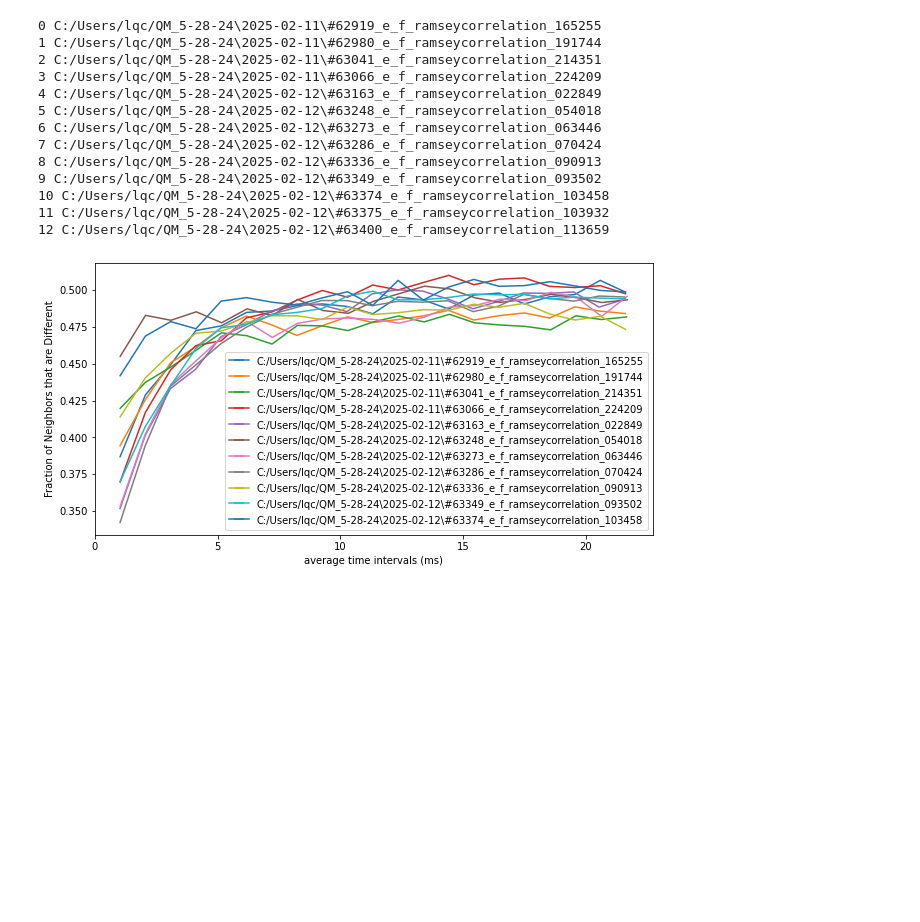
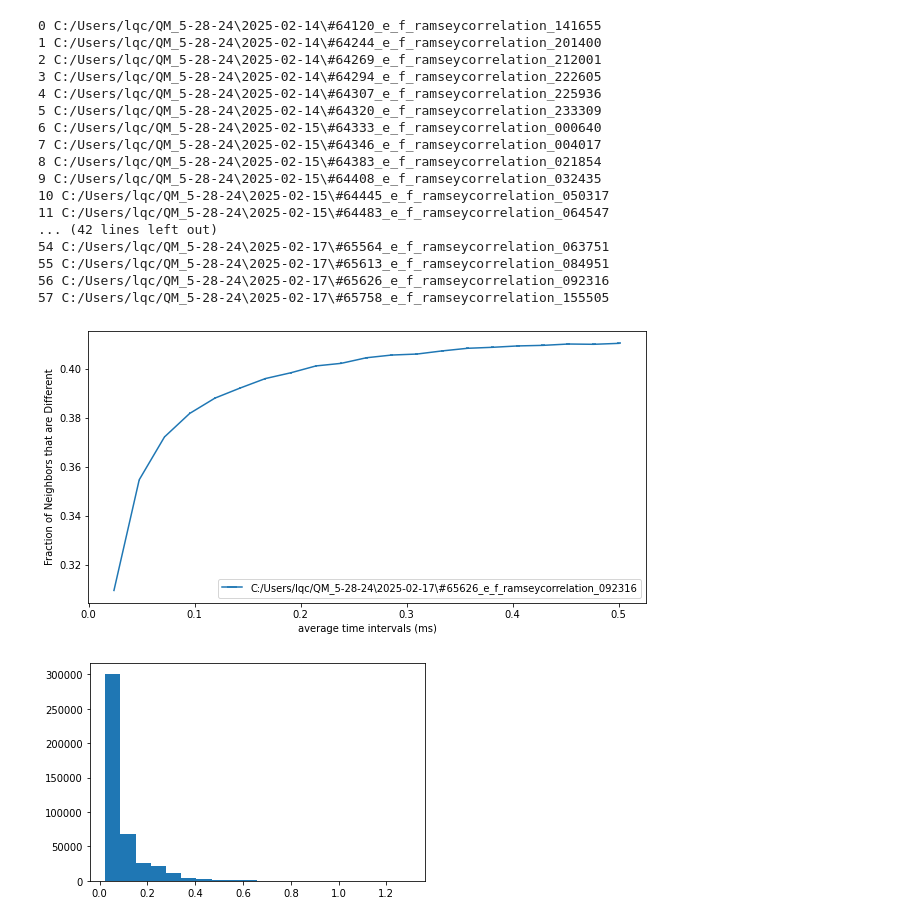
Before and after one commit to tmittiga-personal/AutomatedCalibrationPipeline, a Jupyter notebook: analyze_Correlation_Data.ipynb, the cells around one changed output. Cells and saved outputs as stored; diff of their text form; code cells hidden in the pictures; blank space fills up the shorter version.

```diff
--- a/analyze_Correlation_Data.ipynb
+++ b/analyze_Correlation_Data.ipynb
@@ -14,7 +14,7 @@ qubit = 3
 target_string = 'ramseycorrelation'
 
 # Use glob to recursively search for files containing the target string
-files = glob.glob(f"{parent_directory}/2025-02-1[12]/*{target_string}*", recursive=True)  #[1-2][90]
+files = glob.glob(f"{parent_directory}/2025-02-1[4567]/*{target_string}*", recursive=True)  #[1-2][90]
 files = sorted(files, key=os.path.getmtime)  # Time order
 
 file_names = []
@@ -22,21 +22,25 @@ for i, file in enumerate(files):
     print(i, file)
     file_names.append(file)
 # %% [output]
-0 C:/Users/lqc/QM_5-28-24\2025-02-11\#62919_e_f_ramseycorrelation_165255
-1 C:/Users/lqc/QM_5-28-24\2025-02-11\#62980_e_f_ramseycorrelation_191744
-2 C:/Users/lqc/QM_5-28-24\2025-02-11\#63041_e_f_ramseycorrelation_214351
-3 C:/Users/lqc/QM_5-28-24\2025-02-11\#63066_e_f_ramseycorrelation_224209
-4 C:/Users/lqc/QM_5-28-24\2025-02-12\#63163_e_f_ramseycorrelation_022849
-5 C:/Users/lqc/QM_5-28-24\2025-02-12\#63248_e_f_ramseycorrelation_054018
-6 C:/Users/lqc/QM_5-28-24\2025-02-12\#63273_e_f_ramseycorrelation_063446
-7 C:/Users/lqc/QM_5-28-24\2025-02-12\#63286_e_f_ramseycorrelation_070424
-8 C:/Users/lqc/QM_5-28-24\2025-02-12\#63336_e_f_ramseycorrelation_090913
-9 C:/Users/lqc/QM_5-28-24\2025-02-12\#63349_e_f_ramseycorrelation_093502
-10 C:/Users/lqc/QM_5-28-24\2025-02-12\#63374_e_f_ramseycorrelation_103458
-11 C:/Users/lqc/QM_5-28-24\2025-02-12\#63375_e_f_ramseycorrelation_103932
-12 C:/Users/lqc/QM_5-28-24\2025-02-12\#63400_e_f_ramseycorrelation_113659
+0 C:/Users/lqc/QM_5-28-24\2025-02-14\#64120_e_f_ramseycorrelation_141655
+1 C:/Users/lqc/QM_5-28-24\2025-02-14\#64244_e_f_ramseycorrelation_201400
+2 C:/Users/lqc/QM_5-28-24\2025-02-14\#64269_e_f_ramseycorrelation_212001
+3 C:/Users/lqc/QM_5-28-24\2025-02-14\#64294_e_f_ramseycorrelation_222605
+4 C:/Users/lqc/QM_5-28-24\2025-02-14\#64307_e_f_ramseycorrelation_225936
+5 C:/Users/lqc/QM_5-28-24\2025-02-14\#64320_e_f_ramseycorrelation_233309
+6 C:/Users/lqc/QM_5-28-24\2025-02-15\#64333_e_f_ramseycorrelation_000640
+7 C:/Users/lqc/QM_5-28-24\2025-02-15\#64346_e_f_ramseycorrelation_004017
+8 C:/Users/lqc/QM_5-28-24\2025-02-15\#64383_e_f_ramseycorrelation_021854
+9 C:/Users/lqc/QM_5-28-24\2025-02-15\#64408_e_f_ramseycorrelation_032435
+10 C:/Users/lqc/QM_5-28-24\2025-02-15\#64445_e_f_ramseycorrelation_050317
+11 C:/Users/lqc/QM_5-28-24\2025-02-15\#64483_e_f_ramseycorrelation_064547
+... (42 lines left out)
+54 C:/Users/lqc/QM_5-28-24\2025-02-17\#65564_e_f_ramseycorrelation_063751
+55 C:/Users/lqc/QM_5-28-24\2025-02-17\#65613_e_f_ramseycorrelation_084951
+56 C:/Users/lqc/QM_5-28-24\2025-02-17\#65626_e_f_ramseycorrelation_092316
+57 C:/Users/lqc/QM_5-28-24\2025-02-17\#65758_e_f_ramseycorrelation_155505
 # %%
-def rolling_correlation(Ithresholded, timestamps, n_max, n_step=1):
+def rolling_correlation(Ithresholded, timestamps, n_max, n_step=1, n_sample=20):
     lnr = len(range(1,n_max,n_step))
     avg_delta_ts = np.zeros(lnr)
     std_delta_ts = np.zeros(lnr)
@@ -44,7 +48,7 @@ def rolling_correlation(Ithresholded, timestamps, n_max, n_step=1):
     for i_n, n in enumerate(range(1,n_max, n_step)):
         rolling_sum = 0
         rolling_length = 0
-        for i in range(n):
+        for i in range(0,n,int(np.floor(n/n_sample+1))):
             rolling_list = Ithresholded[i::n]
             diffs = np.abs(np.diff(rolling_list))
             rolling_sum += np.sum(diffs)
@@ -53,33 +57,43 @@ def rolling_correlation(Ithresholded, timestamps, n_max, n_step=1):
             rolling_times = timestamps[i::n]
             if i ==0:
                 tdiffs = np.diff(rolling_times)
             else:
                 tdiffs = np.concatenate((tdiffs, np.diff(rolling_times)))
         fractions[i_n] = rolling_sum/rolling_length
         avg_delta_ts[i_n] = np.mean(tdiffs)
         std_delta_ts[i_n] = np.std(tdiffs)
     return fractions, avg_delta_ts, std_delta_ts
 
+
+def time_interval_analysis(Ithresholded, timestamps):
+    tss=timestamps[Ithresholded==1]
+    tsdiff = np.diff(tss)
+    plt.hist(tsdiff, bins=20)
+    plt.show()
+
 fig = plt.figure(figsize=(10,5))
-for i_file in range(len(file_names)-1): #
+for i_file in range(56,57): #
     file_contents = np.load(file_names[i_file]+'/arrays.npz')
     # Open the file and load the data
     with open(file_names[i_file]+'/data.json', 'r') as file:
         data_dict = json.load(file)
 
     i_threshold = data_dict['RR_CONSTANTS']['q3_re']['ge_threshold']
     I2 = file_contents['measurement_data.q3_re.I']
     ts = file_contents['measurement_data.q3_re.timestamps']
     Ithresholded = np.array([1 if ii[0] > i_threshold else 0 for ii in I2])
     ts = np.array([tt[0]*4 for tt in ts])
 
     #nth nearest neighbor
     fractions, deltats, stdts = rolling_correlation(Ithresholded, ts, 22,1)
-    plt.errorbar(deltats*1e-6, fractions, xerr=stdts, label = file_names[i_file])
+    plt.errorbar(deltats*1e-6, fractions, xerr=stdts*1e-6, label = file_names[i_file])
 
 plt.xlabel('average time intervals (ms)')
 plt.ylabel('Fraction of Neighbors that are Different')
 plt.legend()
 plt.show()
+
+time_interval_analysis(Ithresholded, ts*1e-6)
 # %% [output]
-[figure, old version]
+[figure, new version]
+[figure, added]
```
Also changed, not shown: parts of 12 cells of this notebook, 13 other files.
